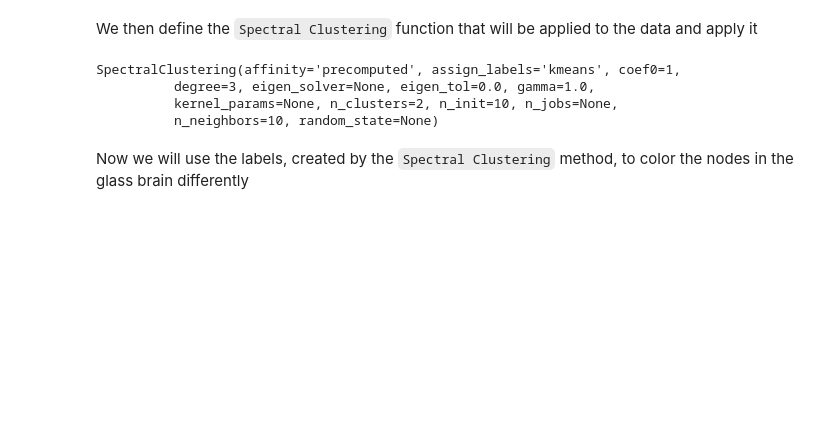
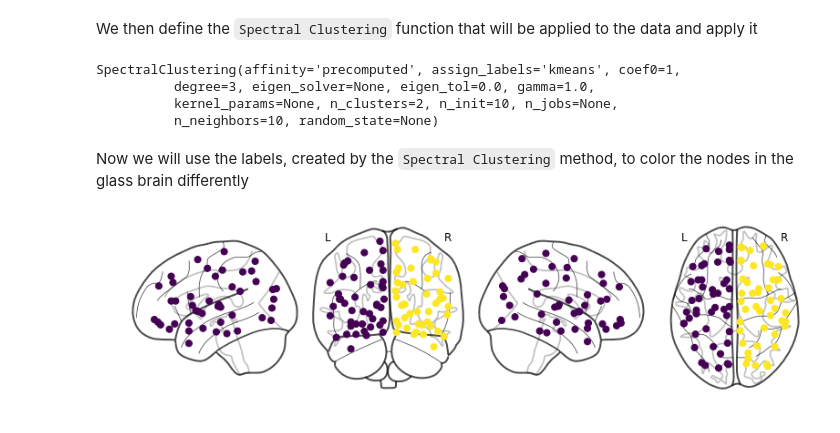
Before and after one commit to pfdamasceno/spectral_decomposition, a Jupyter notebook: spectral_decomposition.ipynb, the cells around one changed output. Saved outputs shown, nothing was run; the diff lists cells and outputs as text; code cells hidden in the pictures; blank space fills up the shorter version.

```diff
--- a/spectral_decomposition.ipynb
+++ b/spectral_decomposition.ipynb
@@ -58,7 +60,7 @@ def get_connectivity_matrices(filepath):
 # %% [markdown]
 And finally one to plot the glass brains using `nilearn`
 # %%
-def plot_glass_brains(color):
+def plot_glass_brain(color):
     """Plot a glass brain for a 90 regions ATLAS with nodes colored by `color`.
 
     Args:
@@ -109,4 +112,6 @@ Now we will use the labels, created by the `Spectral Clustering` method, to colo
 # %%
 color = spectral.labels_ #array of integer labels referrent to which class the node belongs to
 # %%
-plot_glass_brains(color)
+plot_glass_brain(color)
+# %% [output]
+[figure, added]
```
Also changed, not shown: parts of 9 cells of this notebook, 1 other file.
